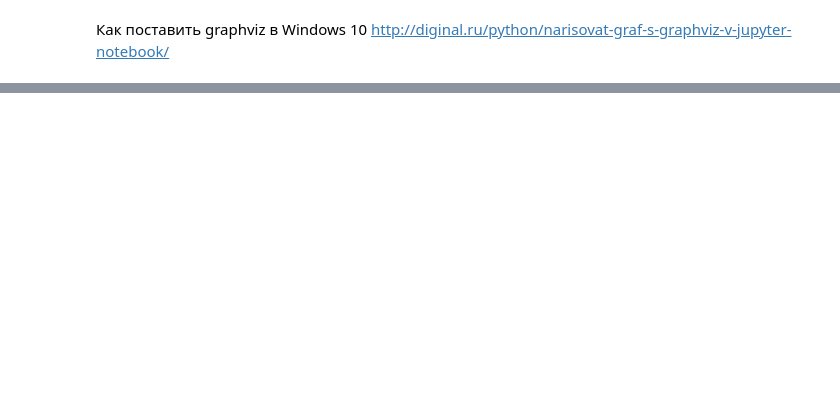
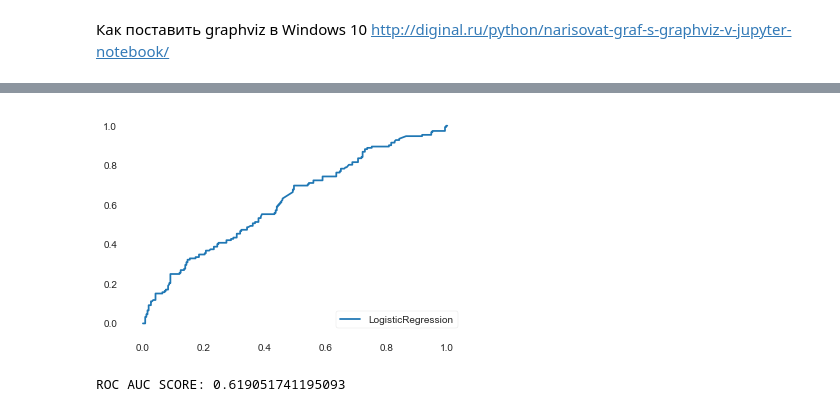
Before and after one commit to Popovonline/Data-Scientist, a Jupyter notebook: AML-10/Введение в алгоритмы классификации деревья решений/HomeWork_2.ipynb, the cells around one changed output, grey strips where cells are left out. Cells and saved outputs as stored; diff of their text form; code cells hidden in the pictures; blank space fills up the shorter version.

```diff
--- a/AML-10/Введение в алгоритмы классификации деревья решений/HomeWork_2.ipynb
+++ b/AML-10/Введение в алгоритмы классификации деревья решений/HomeWork_2.ipynb
@@ -296,0 +395,12 @@ Image(graph.create_png())
+# %%
+pred_proba_reg = clf_reg.predict_proba(X_test)
+# %%
+fpr, tpr, _ = metrics.roc_curve(y_test, pred_proba_reg[: ,1])
+plt.plot(fpr,tpr,label="LogisticRegression")
+plt.legend(loc=4)
+plt.show()
+
+print('ROC AUC SCORE:', metrics.roc_auc_score(y_test, pred_proba_reg[: ,1]))
+# %% [output]
+[figure, added]
+ROC AUC SCORE: 0.619051741195093
```
Also changed, not shown: parts of 29 cells of this notebook.
